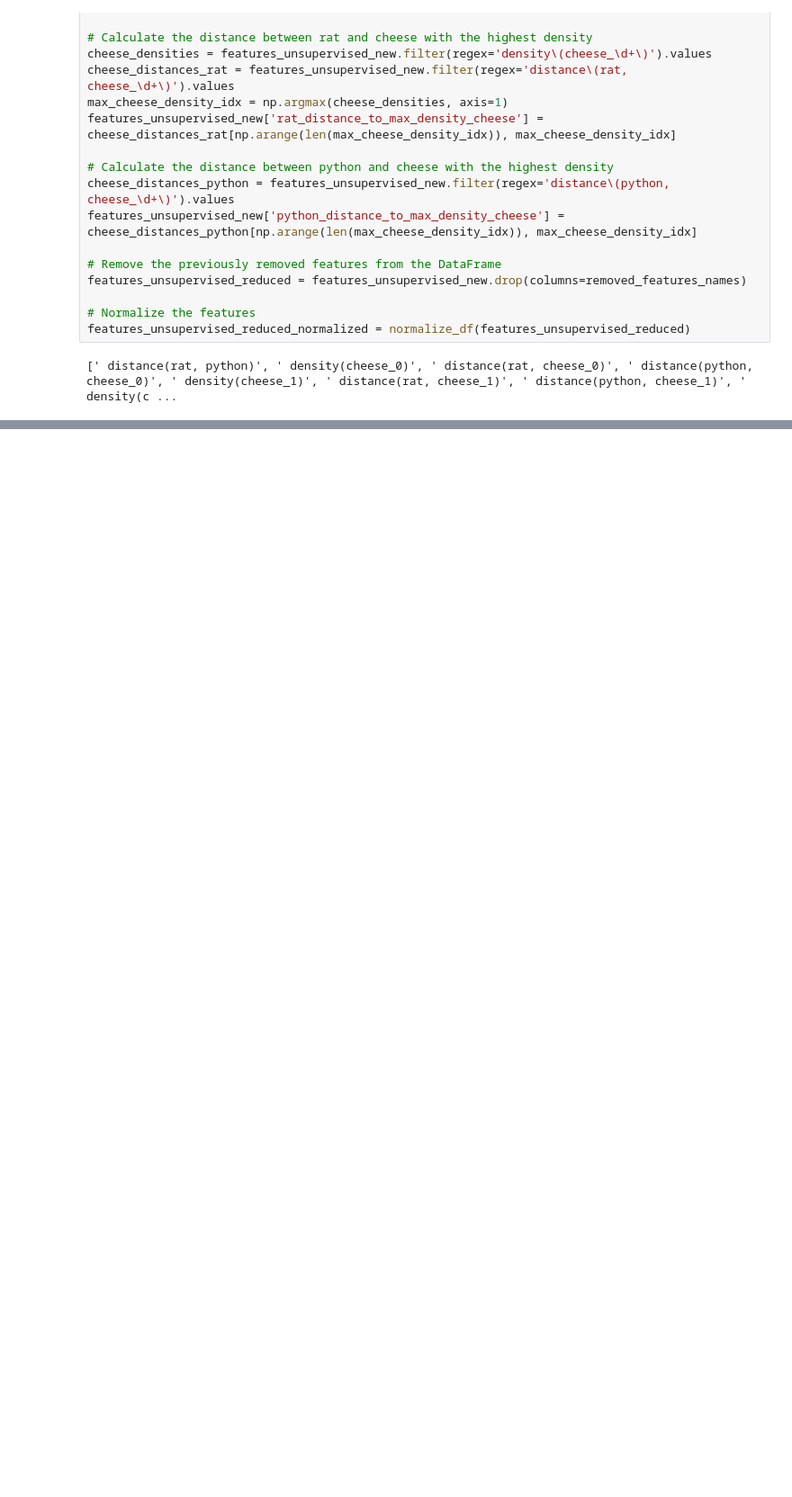
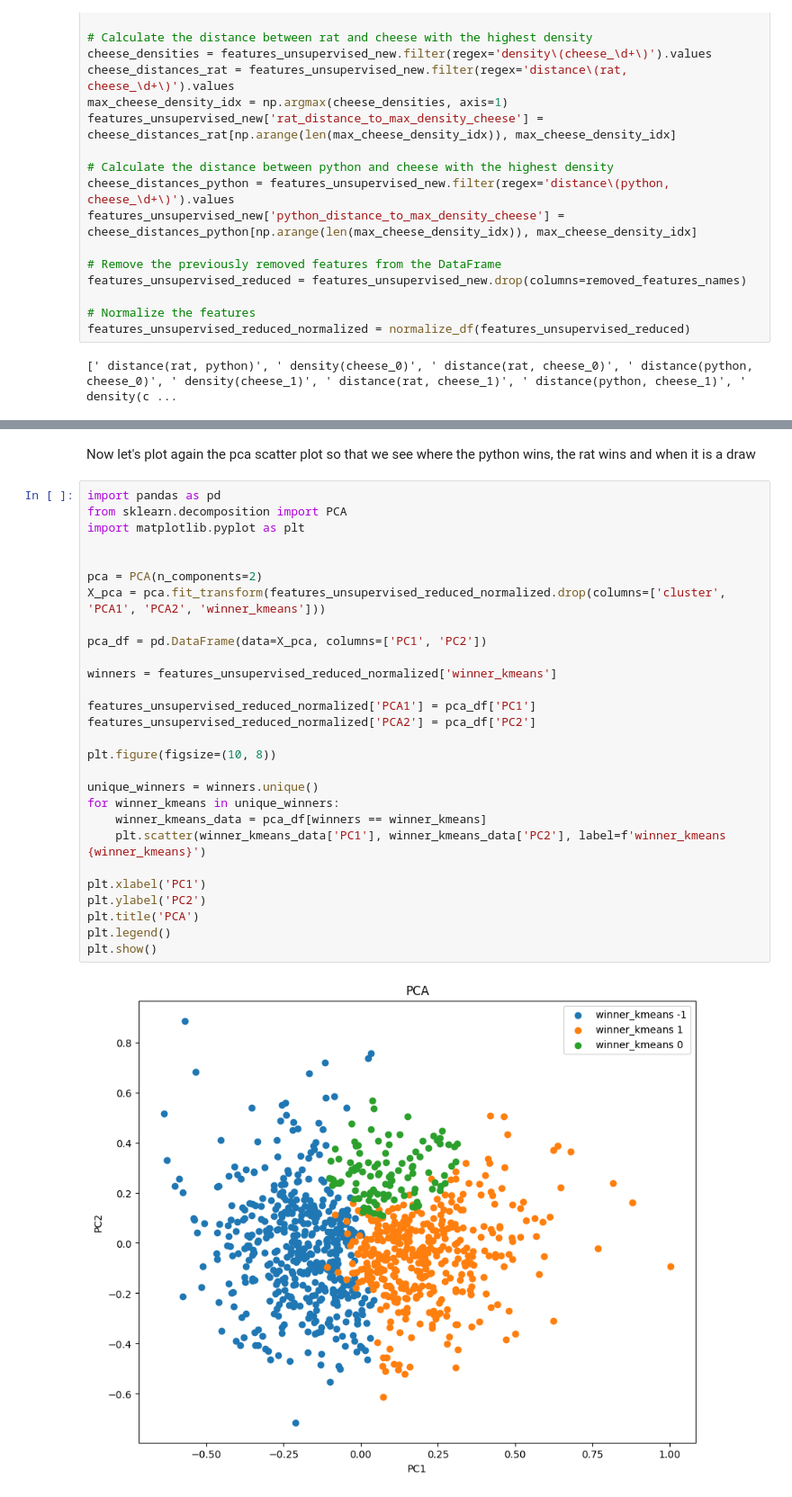
Before and after one commit to Gregsai/introduction-to-ai, a Jupyter notebook: session3/lab/Lab_3_presentation.ipynb, the cells around one changed output, grey strips where cells are left out. Shown at 90% size. Saved outputs shown, nothing was run; the diff lists cells and outputs as text; blank space fills up the shorter version.

```diff
--- a/session3/lab/Lab_3_presentation.ipynb
+++ b/session3/lab/Lab_3_presentation.ipynb
@@ -377,0 +467,32 @@ cluster images
+# %% [markdown]
+Now let's plot again the pca scatter plot so that we see where the python wins, the rat wins and when it is a draw
+# %%
+import pandas as pd
+from sklearn.decomposition import PCA
+import matplotlib.pyplot as plt
+
+
+pca = PCA(n_components=2)
+X_pca = pca.fit_transform(features_unsupervised_reduced_normalized.drop(columns=['cluster', 'PCA1', 'PCA2', 'winner_kmeans']))
+
+pca_df = pd.DataFrame(data=X_pca, columns=['PC1', 'PC2'])
+
+winners = features_unsupervised_reduced_normalized['winner_kmeans']
+
+features_unsupervised_reduced_normalized['PCA1'] = pca_df['PC1']
+features_unsupervised_reduced_normalized['PCA2'] = pca_df['PC2']
+
+plt.figure(figsize=(10, 8))
+
+unique_winners = winners.unique()
+for winner_kmeans in unique_winners:
+    winner_kmeans_data = pca_df[winners == winner_kmeans]
+    plt.scatter(winner_kmeans_data['PC1'], winner_kmeans_data['PC2'], label=f'winner_kmeans {winner_kmeans}')
+
+plt.xlabel('PC1')
+plt.ylabel('PC2')
+plt.title('PCA')
+plt.legend()
+plt.show()
+# %% [output]
+[figure, added]
```
Also changed, not shown: parts of 24 cells of this notebook, 3 other files.
